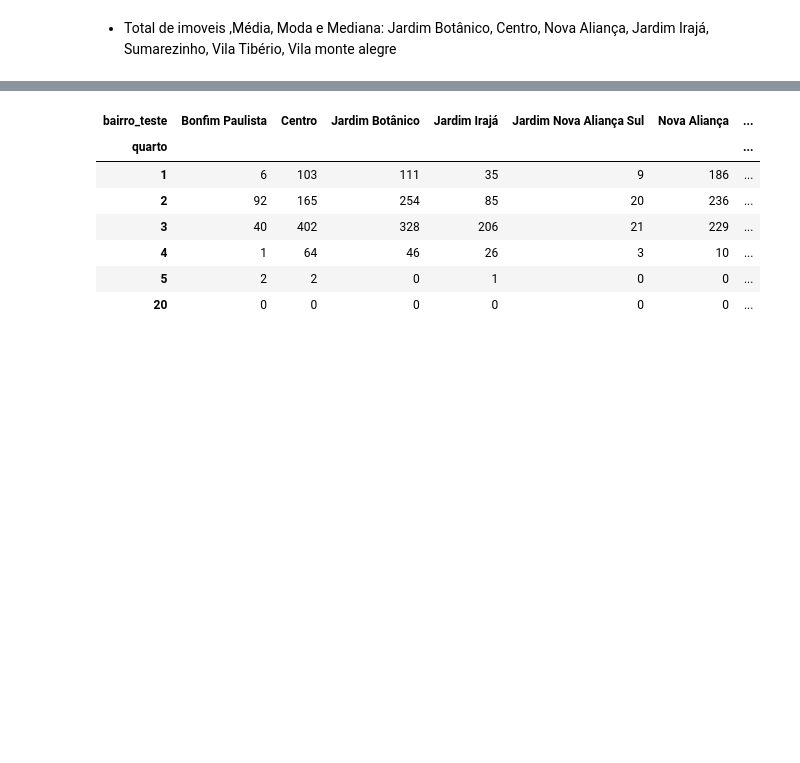
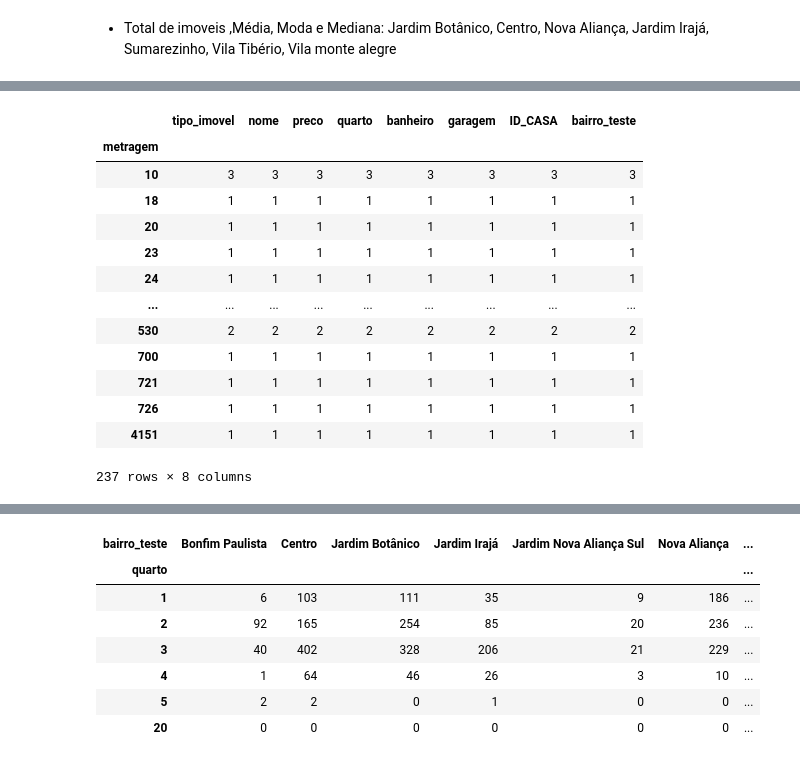
Before and after one commit to rodrigorocha1/extracao_viva_real_selenium, a Jupyter notebook: notebooks_exemplo/visualizacaov2.ipynb, the cells around one changed output, grey strips where cells are left out. Saved outputs shown, nothing was run; the diff lists cells and outputs as text; code cells hidden in the pictures; blank space fills up the shorter version.

```diff
--- a/notebooks_exemplo/visualizacaov2.ipynb
+++ b/notebooks_exemplo/visualizacaov2.ipynb
@@ -170,3 +175,20 @@ base_bairros.head()
 | 3 | Apartamento | Apartamento com 2 Quartos à Venda... | 290000.00 | 54 | 2 | 2 | 1 | 2667652105 | Nova Aliança |
 | 9 | Apartamento | Apartamento com 2 Quartos à Venda... | 370000.00 | 64 | 2 | 2 | 2 | 2694181987 | Jardim Botânico |
 | 14 | Apartamento | Apartamento com 2 Quartos à Venda... | 298000.00 | 84 | 2 | 2 | 1 | 2586310967 | Vila Monte Alegre |
+# %%
+base_bairros.groupby('metragem').count()
+# %% [output]
+|  | tipo_imovel | nome | preco | quarto | banheiro | garagem | ID_CASA | bairro_teste |
+| metragem |  |  |  |  |  |  |  |  |
+| 10 | 3 | 3 | 3 | 3 | 3 | 3 | 3 | 3 |
+| 18 | 1 | 1 | 1 | 1 | 1 | 1 | 1 | 1 |
+| 20 | 1 | 1 | 1 | 1 | 1 | 1 | 1 | 1 |
+| 23 | 1 | 1 | 1 | 1 | 1 | 1 | 1 | 1 |
+| 24 | 1 | 1 | 1 | 1 | 1 | 1 | 1 | 1 |
+| ... | ... | ... | ... | ... | ... | ... | ... | ... |
+| 530 | 2 | 2 | 2 | 2 | 2 | 2 | 2 | 2 |
+| 700 | 1 | 1 | 1 | 1 | 1 | 1 | 1 | 1 |
+| 721 | 1 | 1 | 1 | 1 | 1 | 1 | 1 | 1 |
+| 726 | 1 | 1 | 1 | 1 | 1 | 1 | 1 | 1 |
+| 4151 | 1 | 1 | 1 | 1 | 1 | 1 | 1 | 1 |
+237 rows × 8 columns
```
Also changed, not shown: parts of 40 cells of this notebook.
